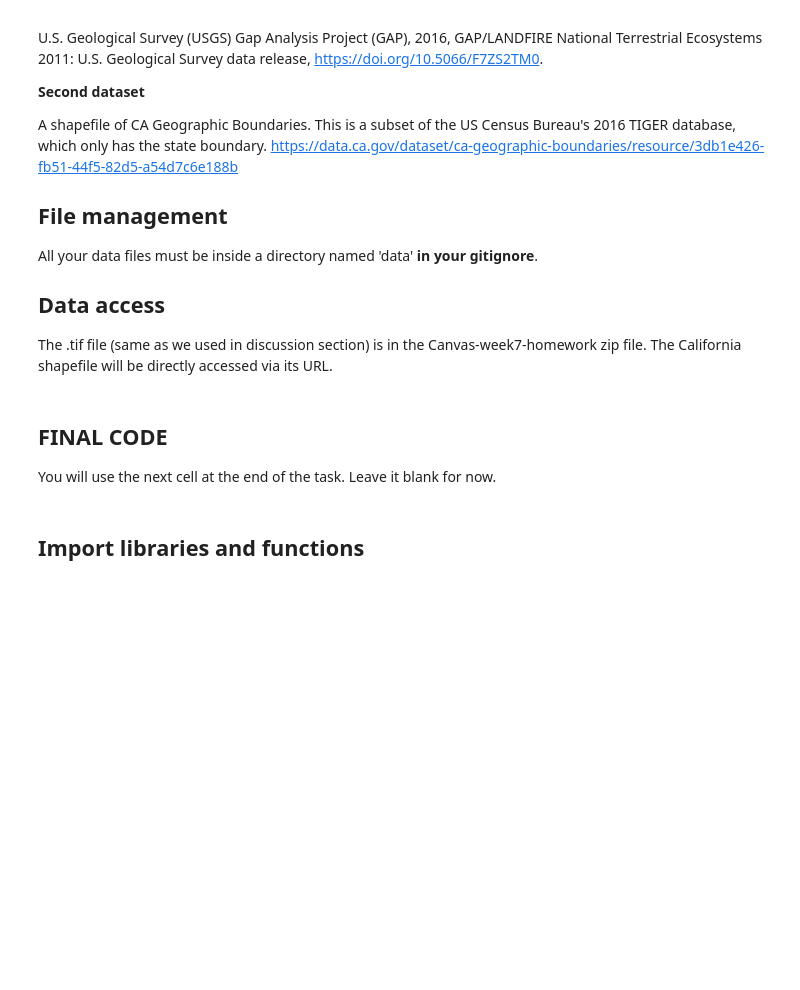
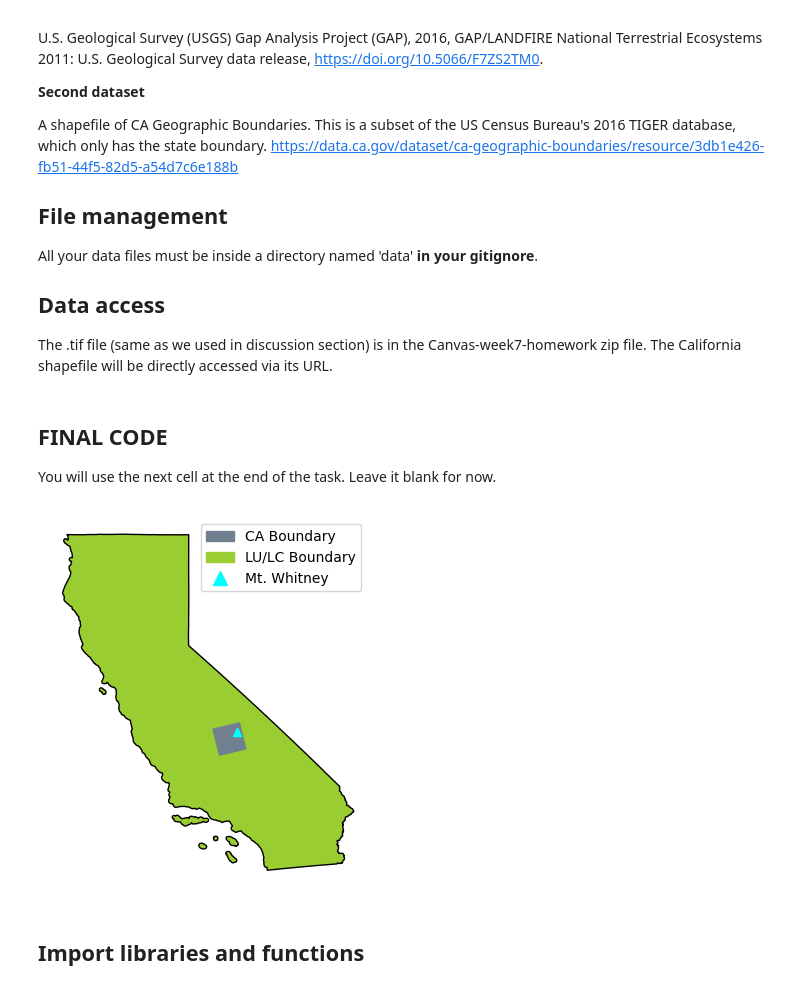
Before and after one commit to hmchilders/eds220-hw-4, a Jupyter notebook: hwk4-task1-whitney-map.ipynb, the cells around one changed output. Saved outputs shown, nothing was run; the diff lists cells and outputs as text; code cells hidden in the pictures; blank space fills up the shorter version.

```diff
--- a/hwk4-task1-whitney-map.ipynb
+++ b/hwk4-task1-whitney-map.ipynb
@@ -42,6 +42,82 @@ The .tif file (same as we used in discussion section) is in the Canvas-week7-hom
 You will use the next cell at the end of the task. Leave it blank for now.
 # %%
 ### ===== FINAL CODE =====
+
+# import libraries and functions here
+import os
+import numpy as np
+import pandas as pd
+import matplotlib.pyplot as plt
+import matplotlib.patches as mpatches
+import xarray as xr
+import rioxarray as rioxr
+import geopandas as gpd
+from shapely import Point
+from shapely.geometry import box
+import matplotlib.lines as mlines
+
+#---IMPORT THE DATA---
+# Import the LU/LC data
+lulc = rioxr.open_rasterio(os.path.join(os.getcwd(),'data','land_cover.tif'))
+# Import the California Shape file and store it as a variable
+ca = gpd.read_file('https://data.ca.gov/dataset/e212e397-1277-4df3-8c22-40721b095f33/resource/3db1e426-fb51-44f5-82d5-a54d7c6e188b/download/ca-state-boundary.zip')
+
+##---CREATE THE BOUNDING BOX---
+#Create a bounding box using the bounds of the LU/LC Data
+lulc_bbox = gpd.GeoDataFrame(geometry = [box(*lulc.rio.bounds())],
+                           crs = lulc.rio.crs)
+##---CREATE MT.WHITNEY----
+#Use Shapely.Point to to turn the coordinates into a point
+coords = Point(-118.29199495, 36.578580925)
+#Create the mt_whitney point and save it as a geodataframe
+mt_whitney = gpd.GeoDataFrame(index=[0], crs='EPSG:4326', geometry=[coords])
+
+#---UPDATE THE DATA---
+# Use the squeeze method to remove dimensions with length 1
+lulc = lulc.squeeze()
+#Remove coordinates associated with that dimension
+lulc = lulc.drop('band')
+#Reproject the LU/LC Data to the ca CRS
+lulc_bbox = lulc_bbox.to_crs(ca.crs)
+#Reproject the point to the same CRS as the LU/LC Data
+mt_whitney = mt_whitney.to_crs(ca.crs)
+
+#---PLOT THE FIGURE---
+#Set the figfure and axis
+fig , ax = plt.subplots()
+#Turn the axis labels off
+plt.axis('off')
+
+#Use Patches
+#Plot the three Data Sets
+ca.plot(ax=ax,
+        color='yellowgreen',
+        edgecolor='black')
+lulc_bbox.plot(ax=ax,
+               color='slategrey')
+mt_whitney.plot(ax=ax,
+                color='aqua',
+                marker="^",
+                markersize = 35)
+
+#Add a legend
+ca_patch = mpatches.Patch(color='slategrey',
+                          label='CA Boundary')
+lulc_patch = mpatches.Patch(color='yellowgreen',
+                            label='LU/LC Boundary')
+mt_patch = mlines.Line2D([],[],
+                         linestyle = 'None',
+                         color='aqua',
+                         marker='^',
+                          markersize=10,
+                         label='Mt. Whitney')
+
+ax.legend(handles=[ca_patch,
+                   lulc_patch,
+                   mt_patch])
+plt.show()
+# %% [output]
+[figure, added]
 # %% [markdown]
 ## Import libraries and functions
 # %%
```
Also changed, not shown: parts of 3 cells of this notebook, 1 other file.
